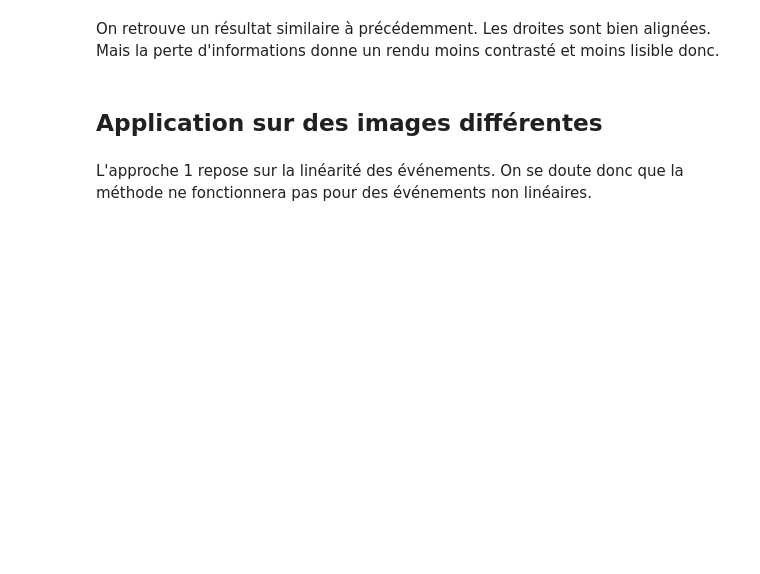
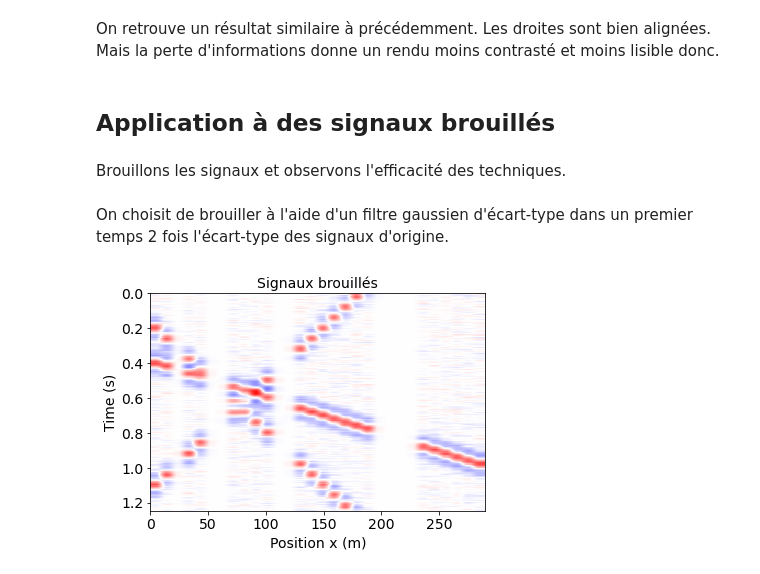
Before and after one commit to gabrielleberrada/projet_traitement_signal, a Jupyter notebook: mini_projet_interpolation/mini_projet_groupe3.ipynb, the cells around one changed output. Saved outputs shown, nothing was run; the diff lists cells and outputs as text; code cells hidden in the pictures; blank space fills up the shorter version.

```diff
--- a/mini_projet_interpolation/mini_projet_groupe3.ipynb
+++ b/mini_projet_interpolation/mini_projet_groupe3.ipynb
@@ -1029,6 +1034,26 @@ approche2(gpanel_blank)
 # %% [markdown]
 On retrouve un résultat similaire à précédemment. Les droites sont bien alignées. Mais la perte d'informations donne un rendu moins contrasté et moins lisible donc.
 # %% [markdown]
-## Application sur des images différentes
+## Application à des signaux brouillés
-# %% [markdown]
-L'approche 1 repose sur la linéarité des événements. On se doute donc que la méthode ne fonctionnera pas pour des événements non linéaires.
+# %% [markdown]
+Brouillons les signaux et observons l'efficacité des techniques.
+# %% [markdown]
+On choisit de brouiller à l'aide d'un filtre gaussien d'écart-type dans un premier temps 2 fois l'écart-type des signaux d'origine.
+# %%
+from scipy.ndimage.filters import gaussian_filter
+
+blurred = gpanel.copy()
+blurred = gaussian_filter(gpanel, sigma = 2*np.std(gpanel), output=blurred)
+
+vmax = np.max(np.abs(blurred))
+fig = plt.figure()
+av = plt.subplot(111)
+plt.imshow(blurred, extent=[ax[0],ax[-1],at[-1],at[0]], aspect='auto')
+plt.title('Signaux brouillés', fontsize = labelsize)
+av.set_ylabel("Time (s)", fontsize = labelsize)
+av.set_xlabel("Position x (m)", fontsize = labelsize)
+av.tick_params(axis='both', which='major', labelsize=labelsize)
+plt.clim([-vmax,vmax])
+plt.set_cmap('bwr')
+# %% [output]
+[figure, added]
```
Also changed, not shown: parts of 19 cells of this notebook.
